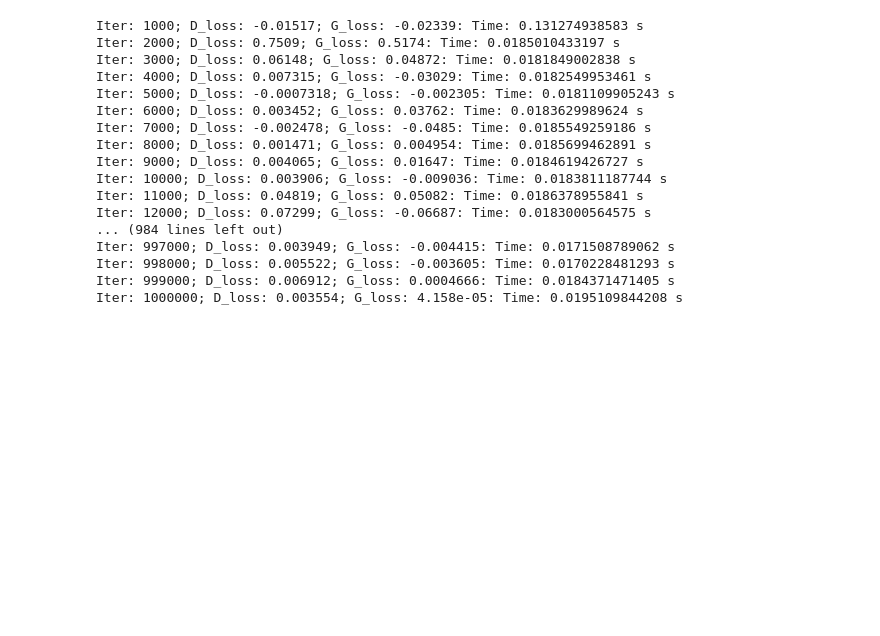
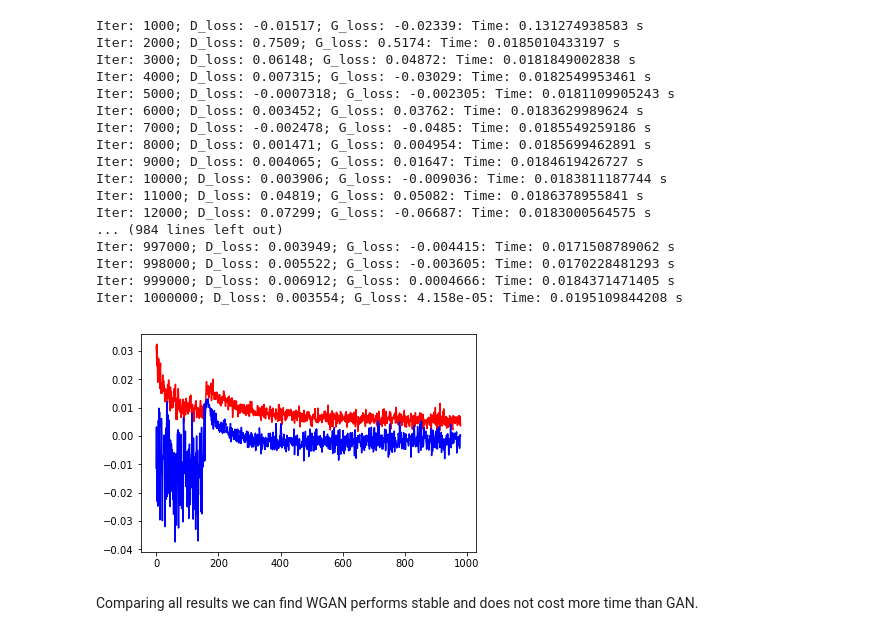
Before and after one commit to Angiejelly/GAN-WGAN, a Jupyter notebook: part2-code.ipynb, the cells around one changed output. Cells and saved outputs as stored; diff of their text form; code cells hidden in the pictures; blank space fills up the shorter version.

```diff
--- a/part2-code.ipynb
+++ b/part2-code.ipynb
@@ -145,6 +157,18 @@ Iter: 218000; D_loss: nan; G_loss: nan: Time: 0.0195109844208 s
 vgan_log = open('vgan_train_log.txt', 'w')
 for item in vgan_train_log:
     vgan_log.write(str(item))
+# %%
+# Plot D_loss and G_loss evolution during training process
+D_vgan = []
+G_vgan = []
+for item in gan_train_log:
+    D_vgan.append(item[1])
+    G_vgan.append(item[2])
+plt.plot(D_vgan[10:],'r')
+plt.plot(G_vgan[10:],'b')
+plt.axis()
+plt.show()
+print len(D_vgan)
 # %% [markdown]
 ## GAN with cross entropy as  D_loss
 # %%
@@ -217,6 +241,17 @@ Iter: 1000000; D_loss: 0.6983; G_loss: 2.899: Time: 0.0195109844208 s
 gan_log = open('gan_train_log.txt', 'w')
 for item in gan_train_log:
     gan_log.write(str(item))
+# %%
+D_gan = []
+G_gan = []
+for item in gan_train_log:
+    D_gan.append(item[1])
+    G_gan.append(item[2])
+plt.plot(D_gan[10:],'r')
+plt.plot(G_gan[10:],'b')
+plt.axis()
+plt.show()
+print len(D_gan)
 # %% [markdown]
 ## WGAN
 # %%
@@ -307,3 +343,17 @@ Iter: 1000000; D_loss: 0.003554; G_loss: 4.158e-05: Time: 0.0195109844208 s
 wgan_log = open('wgan_train_log.txt', 'w')
 for item in wgan_train_log:
     wgan_log.write(str(item))
+# %%
+D_wgan = []
+G_wgan = []
+for item in wgan_train_log:
+    D_wgan.append(item[1])
+    G_wgan.append(item[2])
+plt.plot(D_wgan[20:],'r')
+plt.plot(G_wgan[20:],'b')
+plt.axis()
+plt.show()
+# %% [output]
+[figure, added]
+# %% [markdown]
+Comparing all results we can find WGAN performs stable and does not cost more time than GAN.
```
Also changed, not shown: parts of 10 cells of this notebook.
